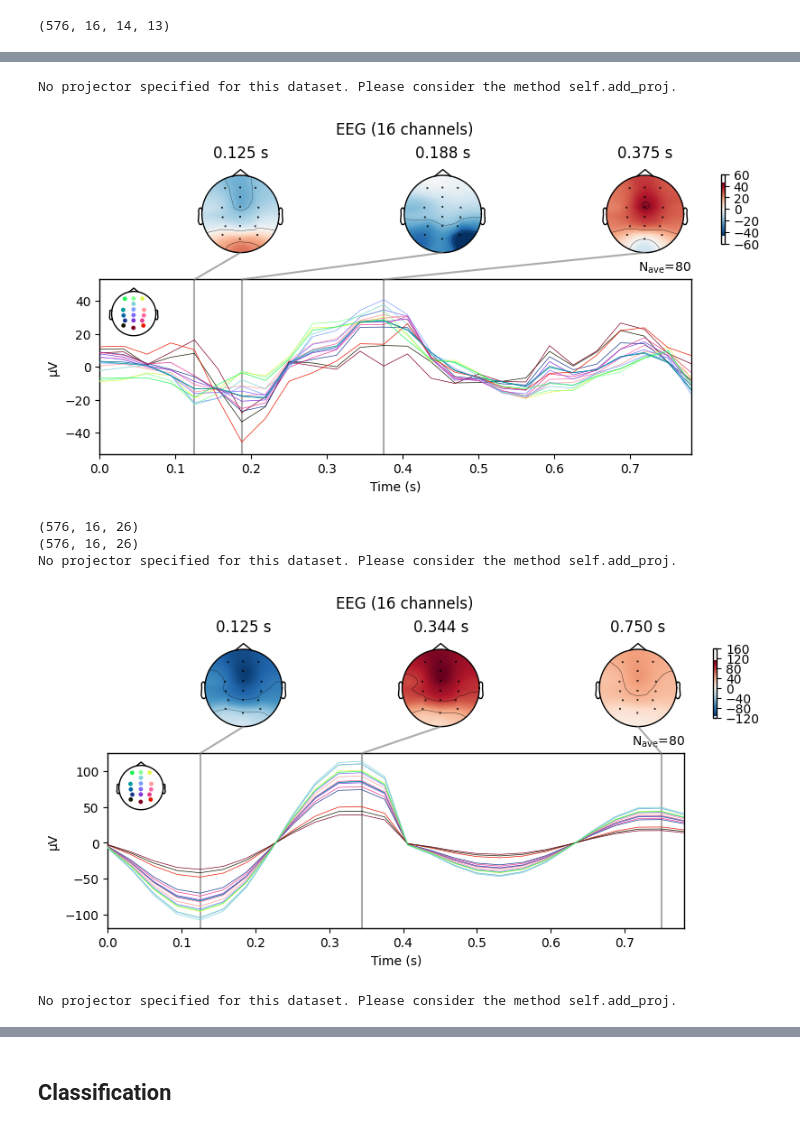
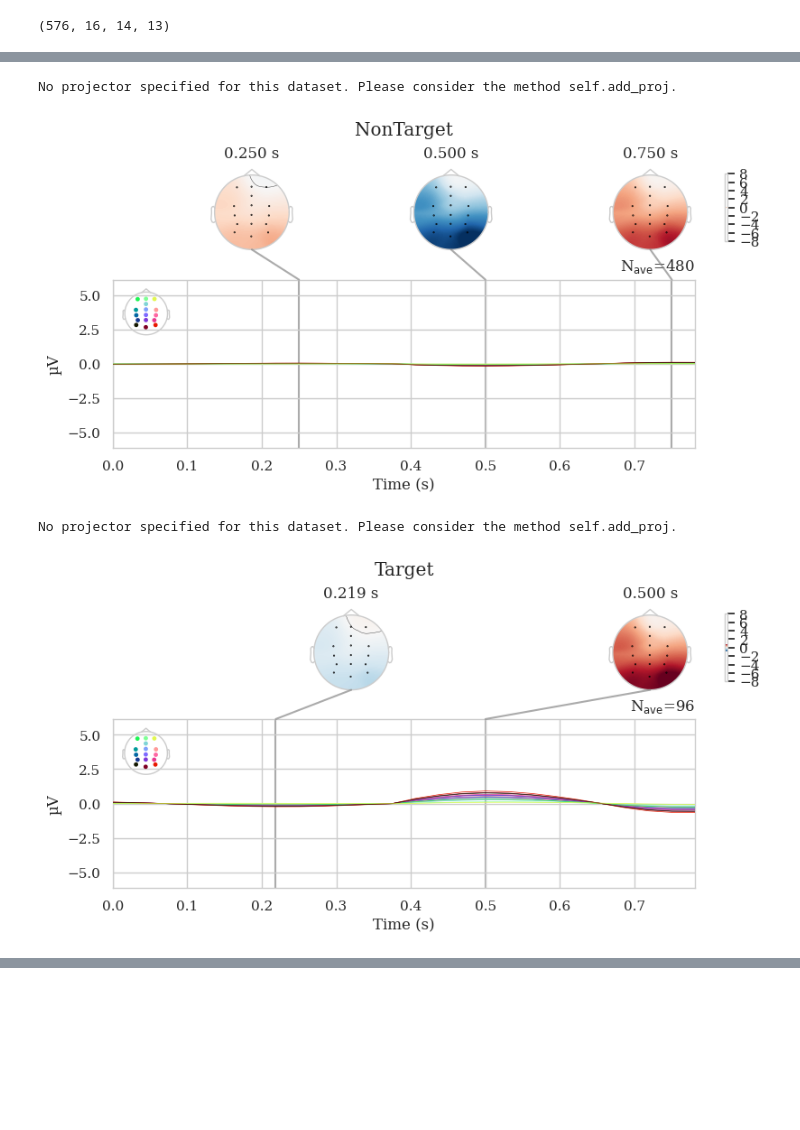
Before and after one commit to arnevdk/bttda, a Jupyter notebook: notebooks/hoda_hankel.ipynb, the cells around one changed output, grey strips where cells are left out. Drawn from its saved outputs; the diff is of its cells as text; code cells hidden in the pictures; blank space fills up the shorter version.

```diff
--- a/notebooks/hoda_hankel.ipynb
+++ b/notebooks/hoda_hankel.ipynb
@@ -283,0 +297,18 @@ ax.set_aspect('equal')
+# %%
+import numpy as np
+
+evokeds = []
+vmax=0
+for cls in np.unique(labels):
+    evoked = epochs[cls].average()
+    evokeds.append(evoked)
+    vmax= max(vmax, np.max(np.abs(evoked.data))*1.2*1e6)
+
+ts_args=dict(ylim=dict(eeg=[-vmax,vmax]))
+joint_args=dict(ts_args=ts_args)
+
+for evoked  in evokeds:
+    if len(evoked.ch_names) > 1:
+        evoked.plot_joint(title=cls, **joint_args)
+    else:
+        evoked.plot(**ts_args)
@@ -284,45 +320,18 @@ ax.set_aspect('equal')
 # %%
-from mne import combine_evoked
-from hoda.tensorize import hankel_tensor_inv
-
-target = epochs['Target'].average()
-non_target = epochs['NonTarget'].average()
-vmax = np.max(np.abs(target.data))
-vmax = max(vmax, np.max(np.abs(non_target.data)))
-vmax *=1.1e6
-
-joint_args=dict(
-    ts_args=dict(
-        ylim=dict(eeg=[-vmax,vmax]),
-        unit=True,
-    )
-)
-
-
-contrast = combine_evoked([target, non_target], weights=[1,-1])
-_= contrast.plot_joint(**joint_args)
+from hoda.tensorize import hankel_tensor, hankel_tensor_inv
 
 epochs_rec = epochs.copy()
-epochs_rec._data = tl.to_numpy(hankel_tensor_inv(hoda.inv_transform(Xt)))
-print(epochs._data.shape)
-print(epochs_rec._data.shape)
-target = epochs_rec['Target'].average()
-non_target = epochs_rec['NonTarget'].average()
-contrast_rec = combine_evoked([target, non_target], weights=[1,-1])
-_= contrast_rec.plot_joint()
-
-epochs_defl = epochs.copy()
-epochs_defl._data -= epochs_rec.get_data()
-
-target = epochs_defl['Target'].average()
-non_target = epochs_defl['NonTarget'].average()
-contrast_defl = combine_evoked([target, non_target], weights=[1,-1])
-_= contrast_defl.plot_joint(**joint_args)
+epochs_rec._data = tl.to_numpy(hankel_tensor_inv(hoda.inv_transform(hoda.transform(hankel_tensor(epochs.get_data())))))
+evokeds_rec = []
+for cls in np.unique(labels):
+    evoked_rec = epochs_rec[cls].average()
+    evokeds_rec.append(evoked_rec)
+    if len(evoked_rec.ch_names) > 1:
+        _ = evoked_rec.plot_joint(title=cls, **joint_args)
+    else:
+        _ = evoked_rec.plot(**ts_args)
 # %% [output]
 No projector specified for this dataset. Please consider the method self.add_proj.
-[figure, old version]
+[figure, new version]
-(576, 16, 26)
-(576, 16, 26)
 No projector specified for this dataset. Please consider the method self.add_proj.
-[figure, old version]
+[figure, new version]
-No projector specified for this dataset. Please consider the method self.add_proj.
@@ -330,2 +337,0 @@ No projector specified for this dataset. Please consider the method self.add_pro
-# %% [markdown]
-## Classification
```
Also changed, not shown: parts of 17 cells of this notebook, 13 other files.
